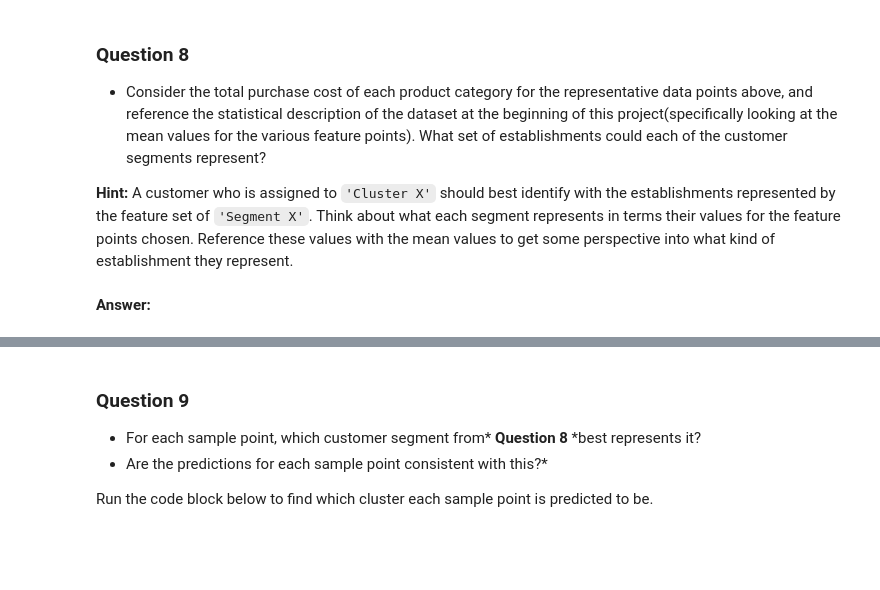
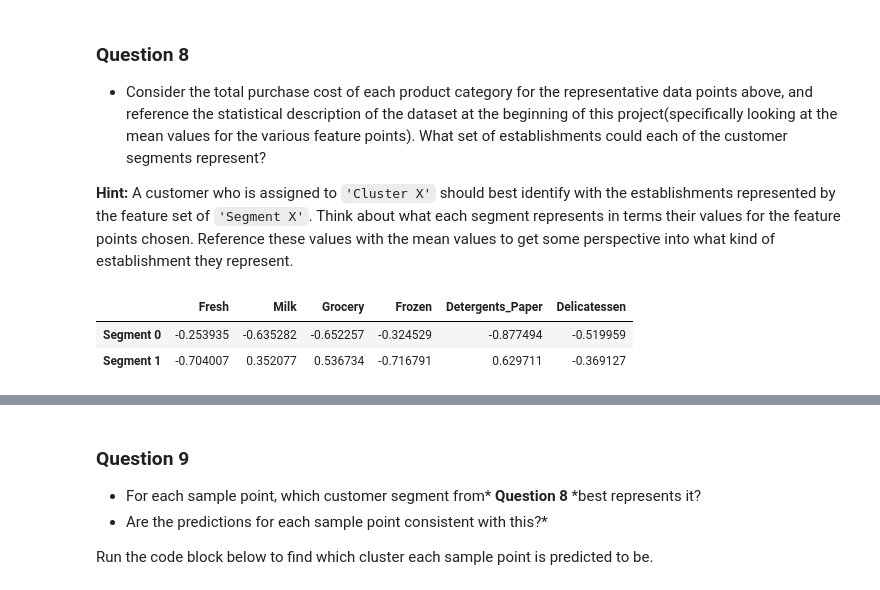
Before and after one commit to adrifmonte/customer-segments, a Jupyter notebook: customer_segments.ipynb, the cells around one changed output, grey strips where cells are left out. Cells and saved outputs as stored; diff of their text form; code cells hidden in the pictures; blank space fills up the shorter version.

Commit message:
Data Recovery segmentation analysis

```diff
--- a/customer_segments.ipynb
+++ b/customer_segments.ipynb
@@ -718,5 +718,9 @@ display(true_centers)
 * Consider the total purchase cost of each product category for the representative data points above, and reference the statistical description of the dataset at the beginning of this project(specifically looking at the mean values for the various feature points). What set of establishments could each of the customer segments represent?
 
 **Hint:** A customer who is assigned to `'Cluster X'` should best identify with the establishments represented by the feature set of `'Segment X'`. Think about what each segment represents in terms their values for the feature points chosen. Reference these values with the mean values to get some perspective into what kind of establishment they represent.
-# %% [markdown]
-**Answer:**
+# %%
+display((true_centers-data.mean())/data.mean())
+# %% [output]
+|  | Fresh | Milk | Grocery | Frozen | Detergents_Paper | Delicatessen |
+| Segment 0 | -0.253935 | -0.635282 | -0.652257 | -0.324529 | -0.877494 | -0.519959 |
+| Segment 1 | -0.704007 | 0.352077 | 0.536734 | -0.716791 | 0.629711 | -0.369127 |
```
Also changed, not shown: parts of 2 cells of this notebook.
